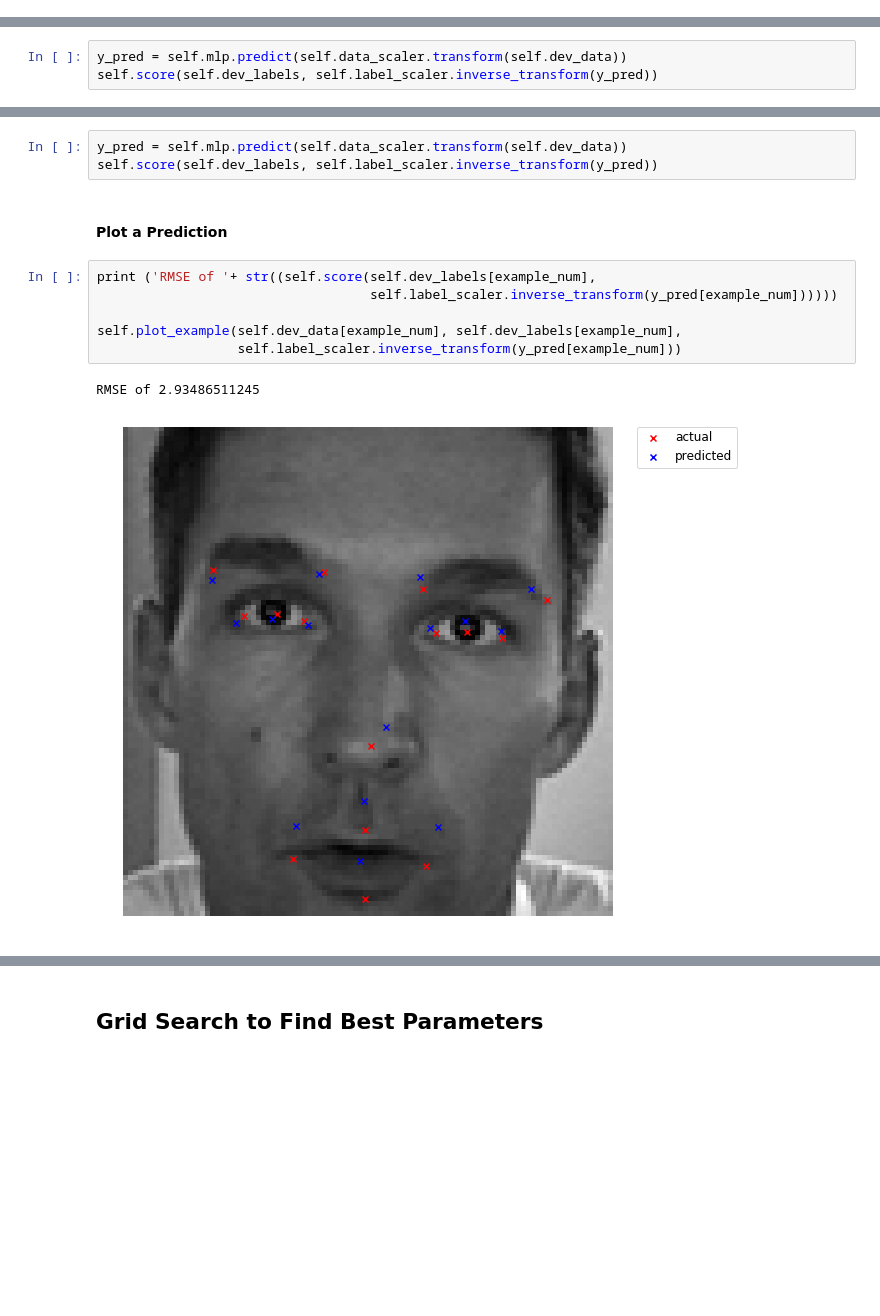
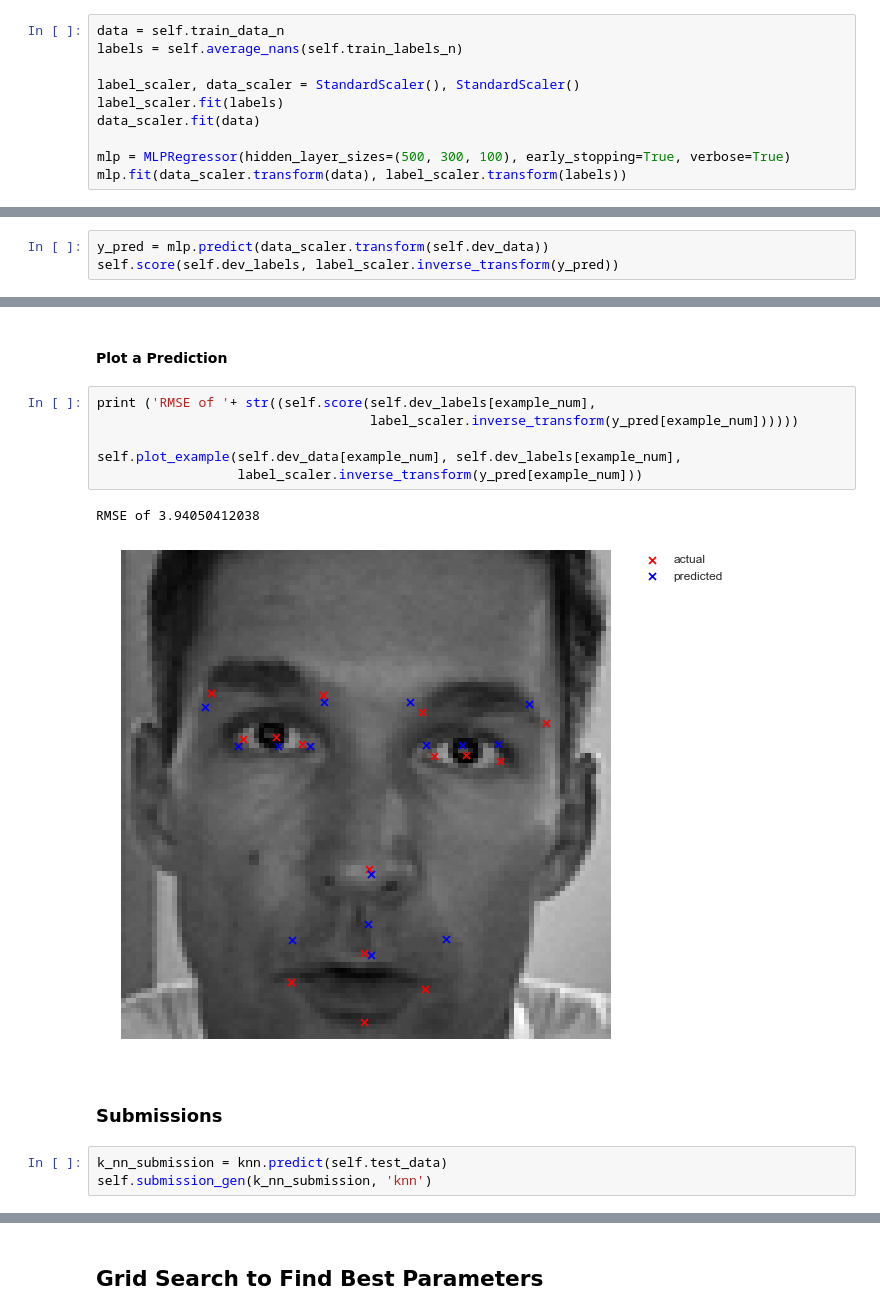
Before and after one commit to cgutwein/facial-keypoints-recognition, a Jupyter notebook: final_object.ipynb, the cells around one changed output, grey strips where cells are left out. Cells and saved outputs as stored; diff of their text form; blank space fills up the shorter version.

```diff
--- a/final_object.ipynb
+++ b/final_object.ipynb
@@ -272,0 +266,10 @@ self.mlp, self.label_scaler, self.data_scaler = self.MLPRegressor(self.train_dat
+# %%
+data = self.train_data_n
+labels = self.average_nans(self.train_labels_n)
+
+label_scaler, data_scaler = StandardScaler(), StandardScaler()
+label_scaler.fit(labels)
+data_scaler.fit(data)
+
+mlp = MLPRegressor(hidden_layer_sizes=(500, 300, 100), early_stopping=True, verbose=True)
+mlp.fit(data_scaler.transform(data), label_scaler.transform(labels))
@@ -273,4 +301,4 @@ self.mlp, self.label_scaler, self.data_scaler = self.MLPRegressor(self.train_dat
 # %%
-y_pred = self.mlp.predict(self.data_scaler.transform(self.dev_data))
-self.score(self.dev_labels, self.label_scaler.inverse_transform(y_pred))
+y_pred = mlp.predict(data_scaler.transform(self.dev_data))
+self.score(self.dev_labels, label_scaler.inverse_transform(y_pred))
 # %% [output]
@@ -283,14 +306,16 @@ self.mlp, self.label_scaler, self.data_scaler = self.MLPRegressor(self.train_dat
-# %%
-y_pred = self.mlp.predict(self.data_scaler.transform(self.dev_data))
-self.score(self.dev_labels, self.label_scaler.inverse_transform(y_pred))
 # %% [markdown]
 #### Plot a Prediction
 # %%
 print ('RMSE of '+ str((self.score(self.dev_labels[example_num],
-                                   self.label_scaler.inverse_transform(y_pred[example_num])))))
+                                   label_scaler.inverse_transform(y_pred[example_num])))))
 
 self.plot_example(self.dev_data[example_num], self.dev_labels[example_num],
-                  self.label_scaler.inverse_transform(y_pred[example_num]))
+                  label_scaler.inverse_transform(y_pred[example_num]))
 # %% [output]
-RMSE of 2.93486511245
+RMSE of 3.94050412038
-[figure, old version]
+[figure, new version]
+# %% [markdown]
+### Submissions
+# %%
+k_nn_submission = knn.predict(self.test_data)
+self.submission_gen(k_nn_submission, 'knn')
```
Also changed, not shown: parts of 40 cells of this notebook.
